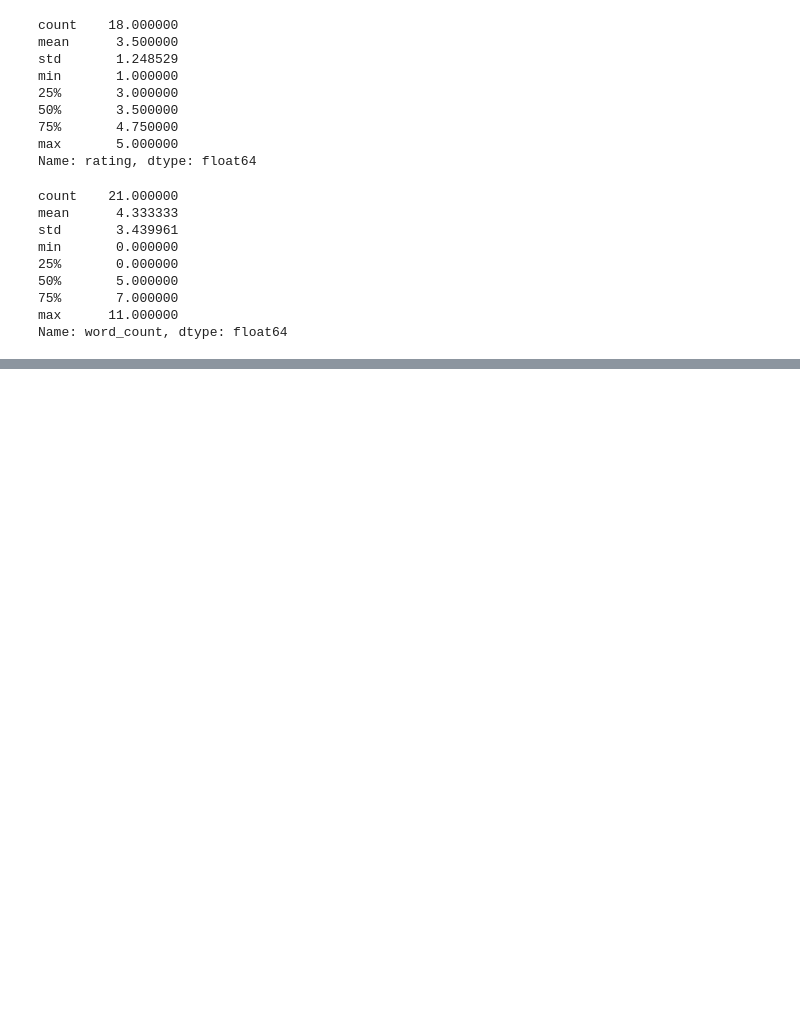
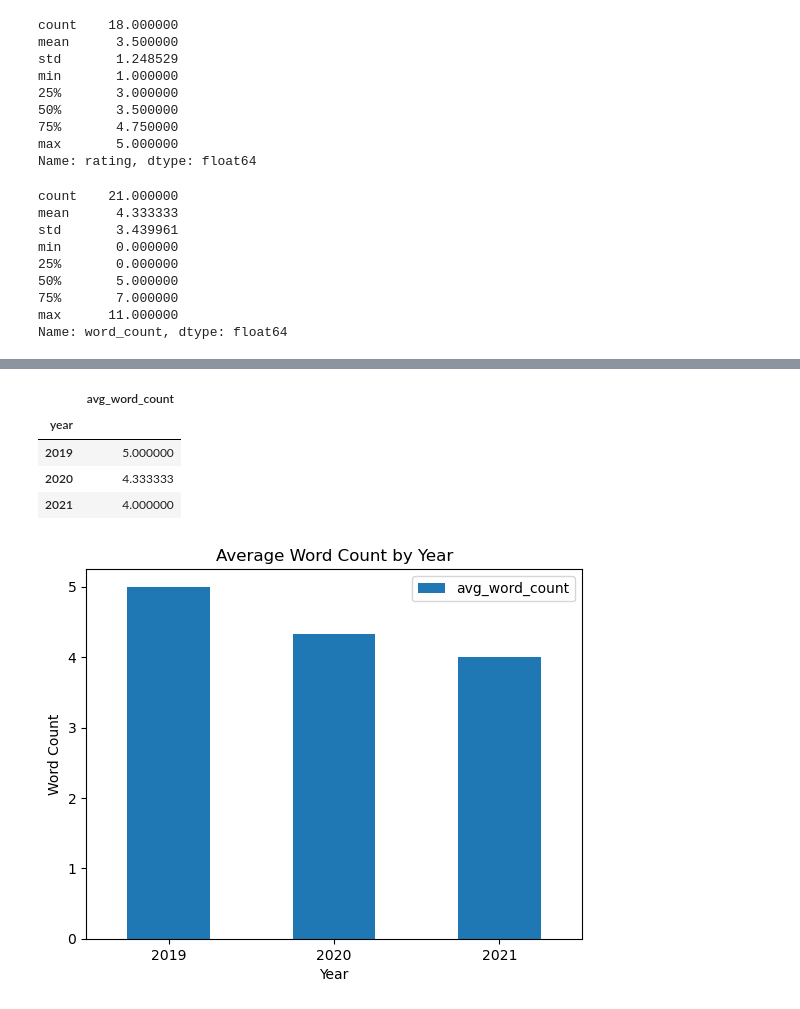
Before and after one commit to evanpaddock/MIS501_PA3, a Jupyter notebook: PA3.ipynb, the cells around one changed output, grey strips where cells are left out. Cells and saved outputs as stored; diff of their text form; code cells hidden in the pictures; blank space fills up the shorter version.

Commit message:
word count by year

```diff
--- a/PA3.ipynb
+++ b/PA3.ipynb
@@ -148,0 +148,21 @@ plt.show()
+# %%
+word_count_by_year_df = pd.DataFrame(reviews_df.groupby('year')['word_count'].mean())
+word_count_by_year_df.columns=['avg_word_count']
+word_count_by_year_df.sort_index(ascending=True)
+display(word_count_by_year_df)
+
+plt.Figure()
+word_count_by_year_df.plot(kind='bar')
+plt.yticks([0,1,2,3,4,5])
+plt.xlabel('Year')
+plt.ylabel('Word Count')
+plt.title('Average Word Count by Year')
+plt.xticks(rotation=0)
+plt.show()
+# %% [output]
+|  | avg_word_count |
+| year |  |
+| 2019 | 5.000000 |
+| 2020 | 4.333333 |
+| 2021 | 4.000000 |
+[figure, added]
```
Also changed, not shown: parts of 1 cell of this notebook.
